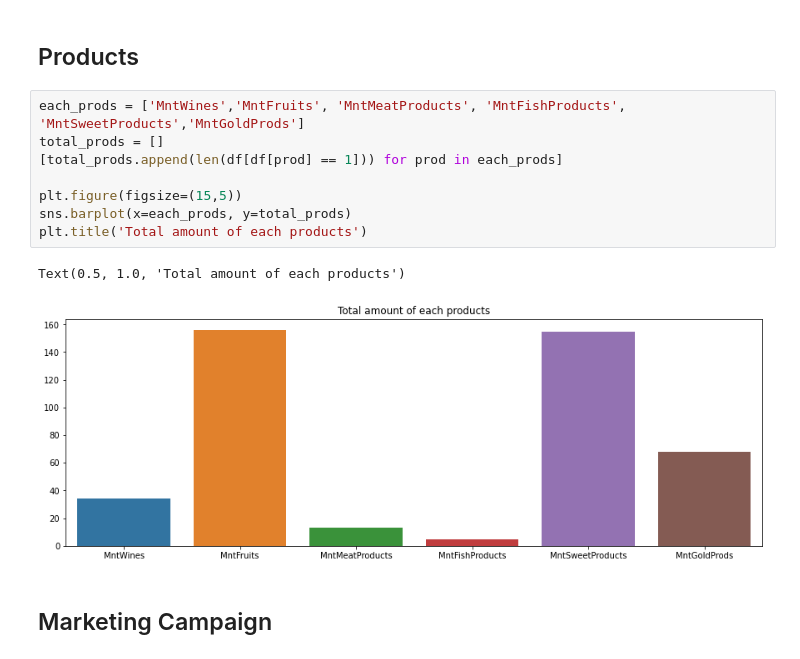
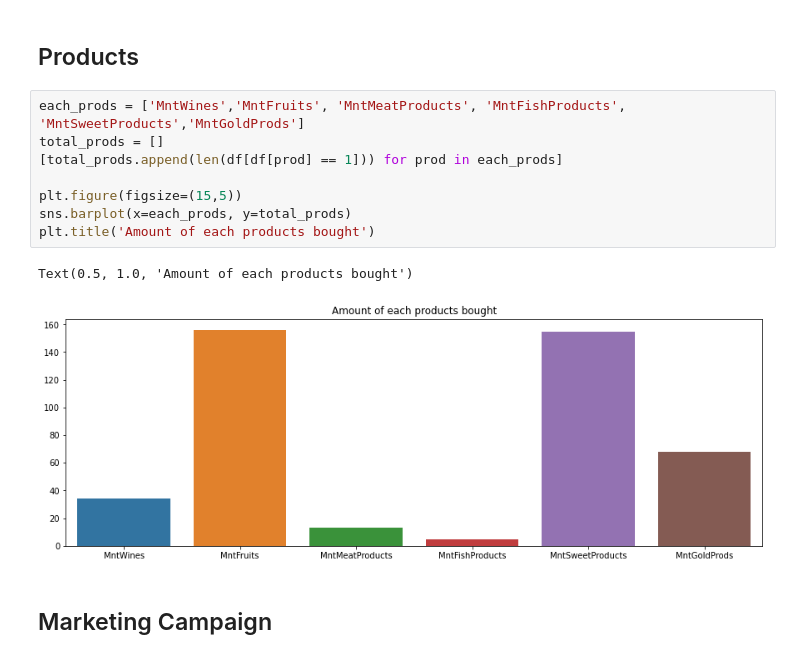
Before and after one commit to diazridzky/Customer-Personality-Segmentation, a Jupyter notebook: Customer_Personality.ipynb, the cells around one changed output. Drawn from its saved outputs; the diff is of its cells as text.

```diff
--- a/Customer_Personality.ipynb
+++ b/Customer_Personality.ipynb
@@ -313,14 +313,14 @@ Text(0.5, 1.0, 'Total purchases of each place')
 # %%
 each_prods = ['MntWines','MntFruits', 'MntMeatProducts', 'MntFishProducts', 'MntSweetProducts','MntGoldProds']
 total_prods = []
 [total_prods.append(len(df[df[prod] == 1])) for prod in each_prods]
 
 plt.figure(figsize=(15,5))
 sns.barplot(x=each_prods, y=total_prods)
-plt.title('Total amount of each products')
+plt.title('Amount of each products bought')
 # %% [output]
-Text(0.5, 1.0, 'Total amount of each products')
+Text(0.5, 1.0, 'Amount of each products bought')
-[figure, old version]
+[figure, new version]
 # %% [markdown]
 ## Marketing Campaign
 # %%
```
Also changed, not shown: parts of 9 cells of this notebook.
